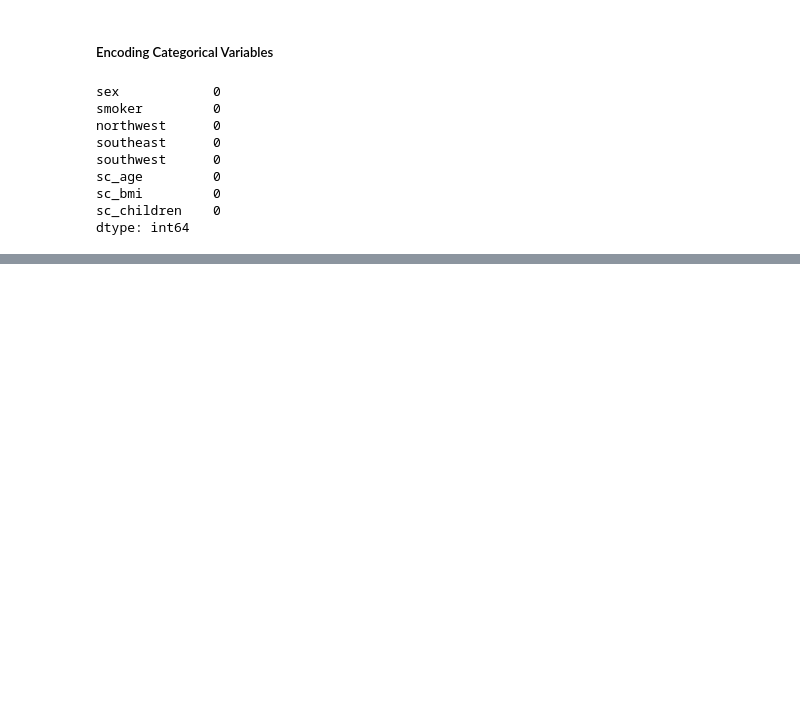
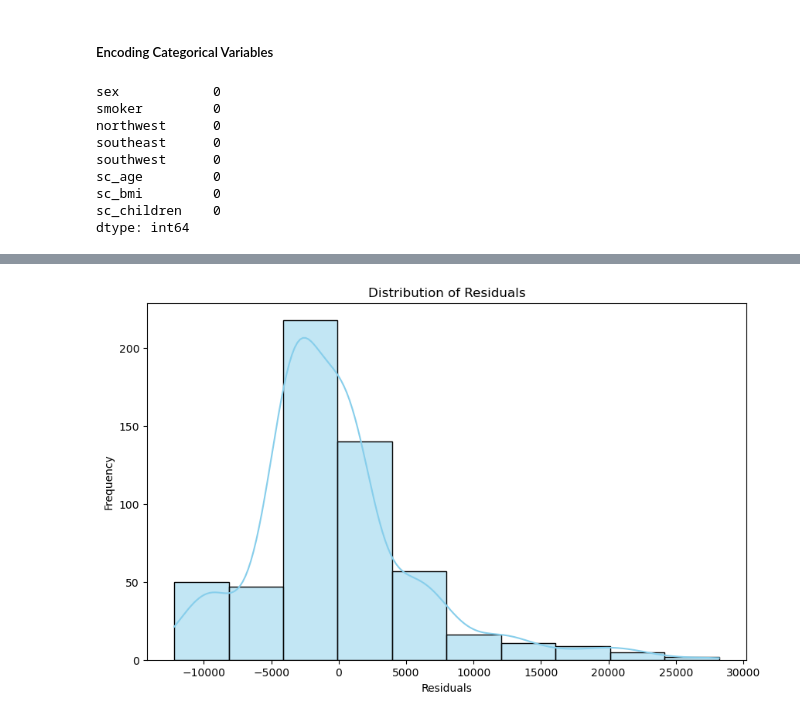
Before and after one commit to tyagi2607/data-science-portfolio, a Jupyter notebook: 1. medical_insurance_cost_prediction/cleaning_exploration.ipynb, the cells around one changed output, grey strips where cells are left out. Saved outputs shown, nothing was run; the diff lists cells and outputs as text; code cells hidden in the pictures; blank space fills up the shorter version.

```diff
--- a/1. medical_insurance_cost_prediction/cleaning_exploration.ipynb
+++ b/1. medical_insurance_cost_prediction/cleaning_exploration.ipynb
@@ -508,0 +659,8 @@ test_pred_df[(test_pred_df['smoker'] == 'yes') & (test_pred_df['residual'] < 0)]
+# %%
+sns.histplot(test_pred_df['res_bmi_cat'], kde=True, bins=10, color='skyblue')
+plt.title('Distribution of Residuals')
+plt.xlabel('Residuals')
+plt.ylabel('Frequency')
+plt.show()
+# %% [output]
+[figure, added]
```
Also changed, not shown: parts of 45 cells of this notebook.
